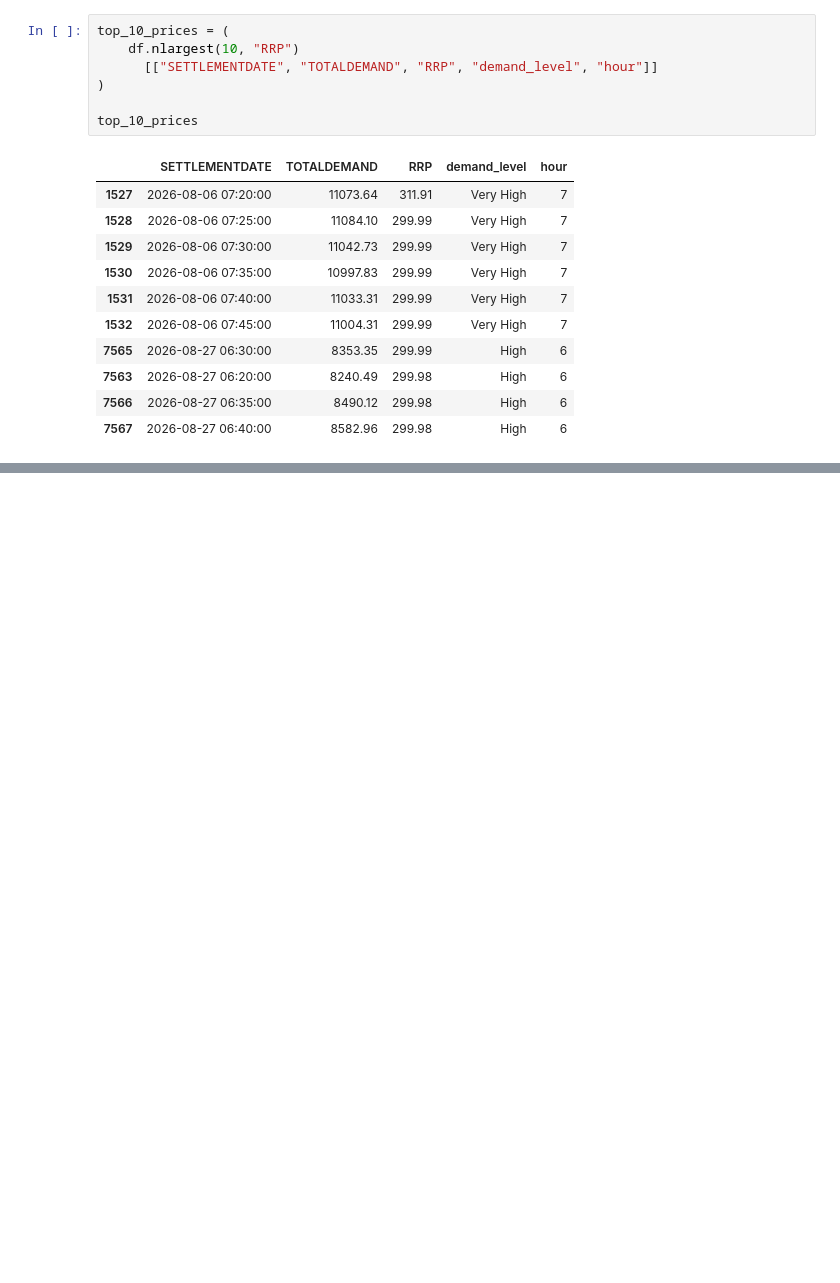
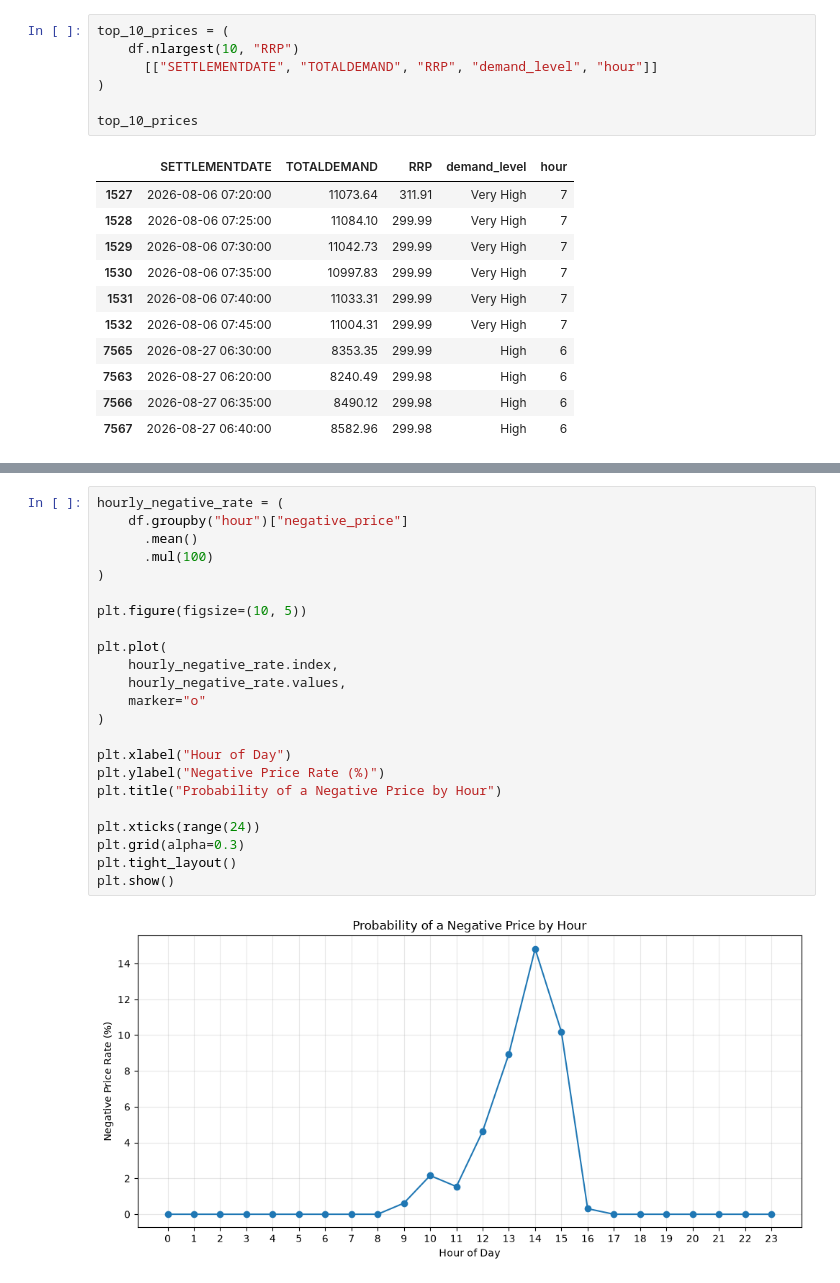
Before and after one commit to klm2109/australian-energy-market-analytics, a Jupyter notebook: notebooks/Price_Demand Analysis.ipynb, the cells around one changed output, grey strips where cells are left out. Drawn from its saved outputs; the diff is of its cells as text; blank space fills up the shorter version.

```diff
--- a/notebooks/Price_Demand Analysis.ipynb
+++ b/notebooks/Price_Demand Analysis.ipynb
@@ -557,0 +688,25 @@ top_10_prices
+# %%
+hourly_negative_rate = (
+    df.groupby("hour")["negative_price"]
+      .mean()
+      .mul(100)
+)
+
+plt.figure(figsize=(10, 5))
+
+plt.plot(
+    hourly_negative_rate.index,
+    hourly_negative_rate.values,
+    marker="o"
+)
+
+plt.xlabel("Hour of Day")
+plt.ylabel("Negative Price Rate (%)")
+plt.title("Probability of a Negative Price by Hour")
+
+plt.xticks(range(24))
+plt.grid(alpha=0.3)
+plt.tight_layout()
+plt.show()
+# %% [output]
+[figure, added]
```
Also changed, not shown: parts of 9 cells of this notebook.
